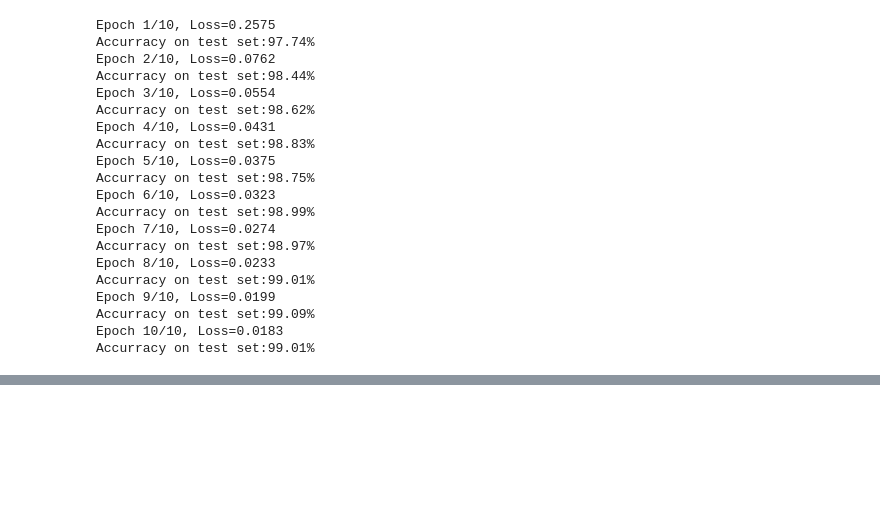
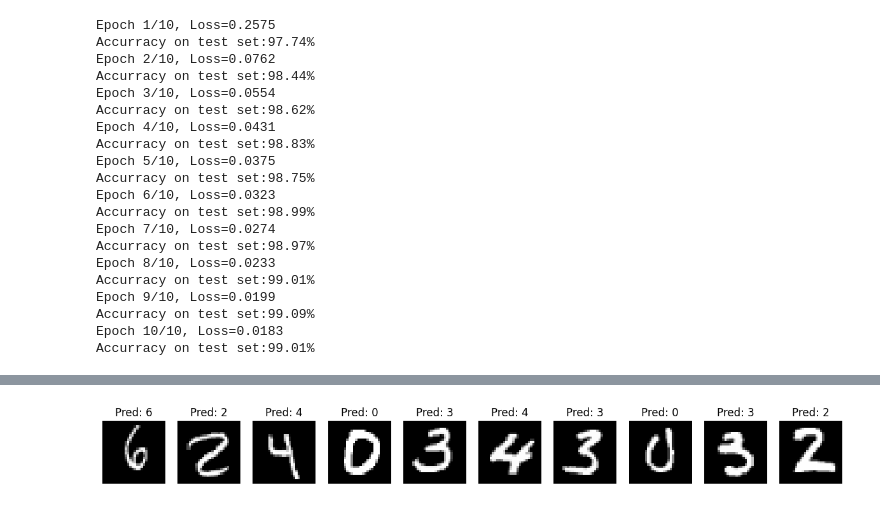
Before and after one commit to sachialgoexpert/computervision, a Jupyter notebook: cnn/LeNet.ipynb, the cells around one changed output, grey strips where cells are left out. Cells and saved outputs as stored; diff of their text form; code cells hidden in the pictures; blank space fills up the shorter version.

```diff
--- a/cnn/LeNet.ipynb
+++ b/cnn/LeNet.ipynb
@@ -95,0 +114,27 @@ Accurracy on test set:99.01%
+# %%
+## Infernece function
+def predict_image(image):
+    model.eval()  # put model in evaluation mode
+    with torch.no_grad():  # disable gradient tracking
+        image = image.to(device).unsqueeze(0)  # add batch dimension [1, C, H, W]
+        output = model(image)  # forward pass
+        _, predicted = torch.max(output, 1)  # get index of highest logit
+        return predicted.item()  # return as Python integer
+# %%
+## visualizing predictions
+# Get one batch of samples from test_loader
+samples, labels = next(iter(test_loader))
+samples, labels = samples.to(device), labels.to(device)
+
+# Predict first 10 images
+predictions = [predict_image(img) for img in samples[:10]]
+
+# Plot the images and predictions
+fig, axes = plt.subplots(1, 10, figsize=(15, 4))  # <-- fixed typo: subplot → subplots
+for i, ax in enumerate(axes):
+    ax.imshow(samples[i].cpu().permute(1, 2, 0).squeeze(), cmap='gray')  # move channels to last dim
+    ax.set_title(f"Pred: {predictions[i]}")
+    ax.axis('off')
+plt.show()
+# %% [output]
+[figure, added]
```
Also changed, not shown: parts of 1 cell of this notebook.
